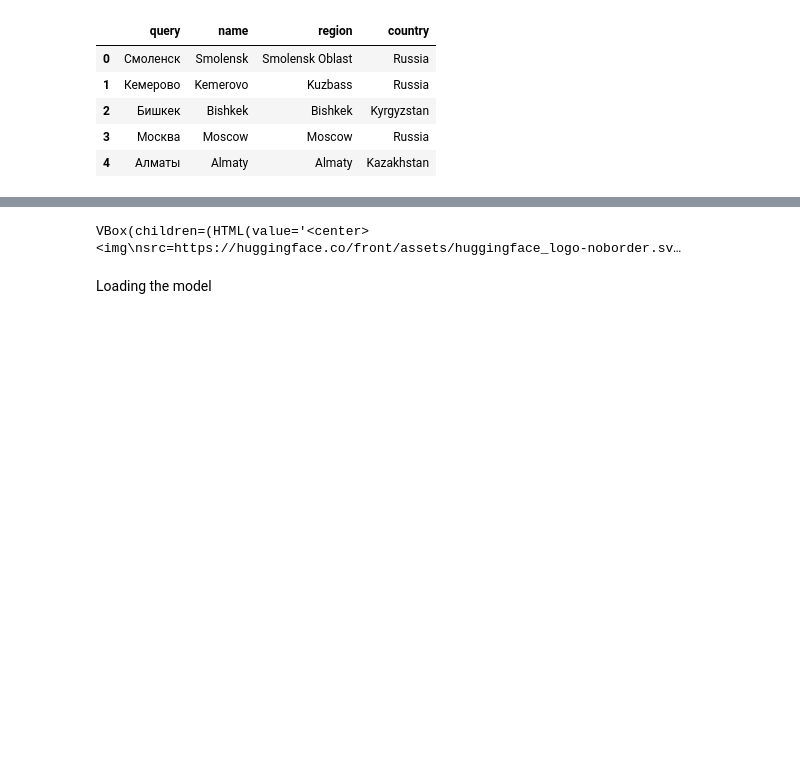
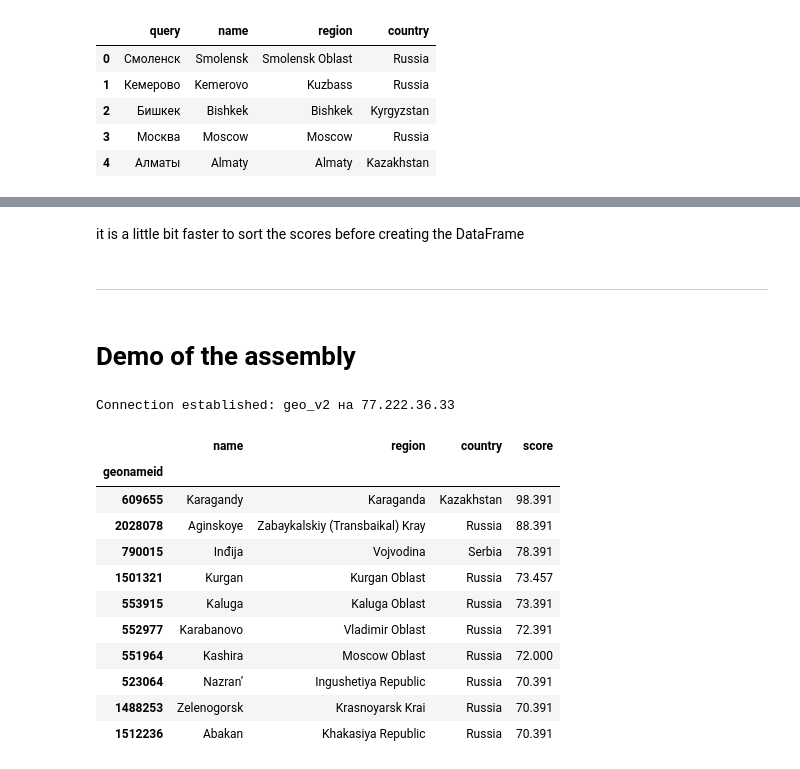
Before and after one commit to eburakova/geoname_matching, a Jupyter notebook: main.ipynb, the cells around one changed output, grey strips where cells are left out. Cells and saved outputs as stored; diff of their text form; code cells hidden in the pictures; blank space fills up the shorter version.

```diff
--- a/main.ipynb
+++ b/main.ipynb
@@ -1080,8 +725,25 @@ Note: you may need to restart the kernel to use updated packages.
+# %% [markdown]
+it is a little bit faster to sort the scores before creating the DataFrame
+# %% [markdown]
+----------------------------------
+# %% [markdown]
+# Demo of the assembly
 # %%
-from huggingface_hub import notebook_login
-
-notebook_login()
+from geonamesearch import *
-# %% [output]
-VBox(children=(HTML(value='<center> <img\nsrc=https://huggingface.co/front/assets/huggingface_logo-noborder.sv…
-# %% [markdown]
-Loading the model
+# %%
+q = 'Karaganda'
+search(q, k=10, weight_mode='exp', asdict=False)
+# %% [output]
+Connection established: geo_v2 на 77.222.36.33
+|  | name | region | country | score |
+| geonameid |  |  |  |  |
+| 609655 | Karagandy | Karaganda | Kazakhstan | 98.391 |
+| 2028078 | Aginskoye | Zabaykalskiy (Transbaikal) Kray | Russia | 88.391 |
+| 790015 | Inđija | Vojvodina | Serbia | 78.391 |
+| 1501321 | Kurgan | Kurgan Oblast | Russia | 73.457 |
+| 553915 | Kaluga | Kaluga Oblast | Russia | 73.391 |
+| 552977 | Karabanovo | Vladimir Oblast | Russia | 72.391 |
+| 551964 | Kashira | Moscow Oblast | Russia | 72.000 |
+| 523064 | Nazran’ | Ingushetiya Republic | Russia | 70.391 |
+| 1488253 | Zelenogorsk | Krasnoyarsk Krai | Russia | 70.391 |
+| 1512236 | Abakan | Khakasiya Republic | Russia | 70.391 |
```
Also changed, not shown: parts of 57 cells of this notebook, 1 other file.
